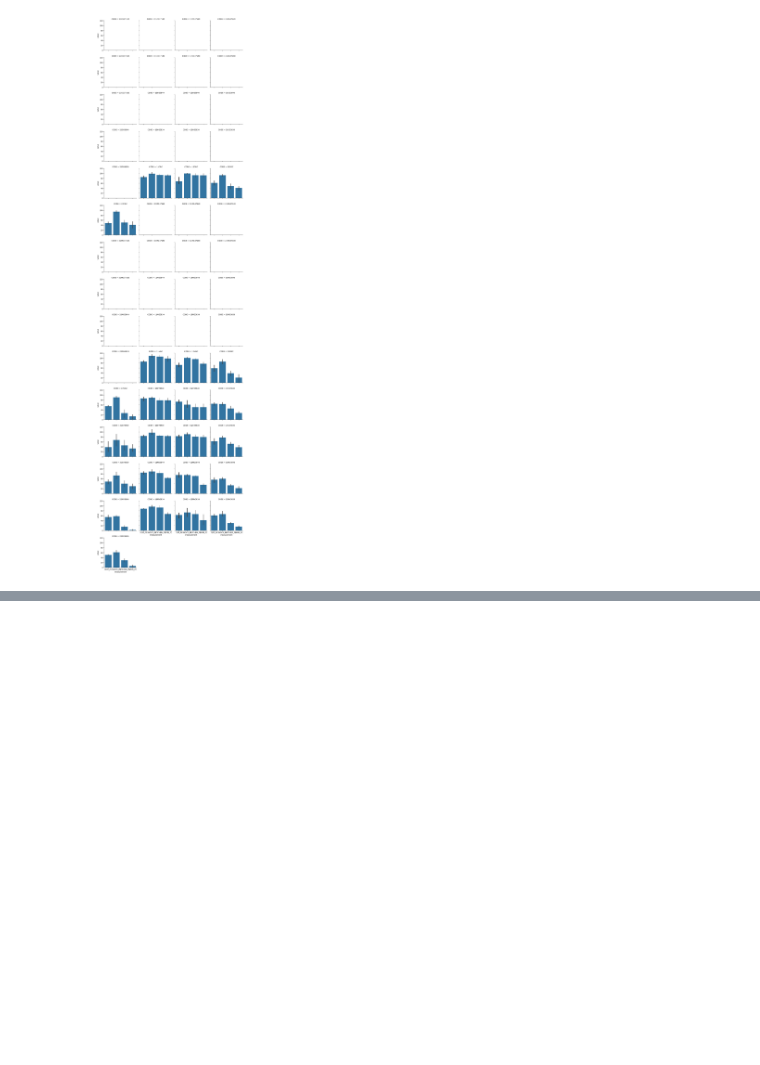
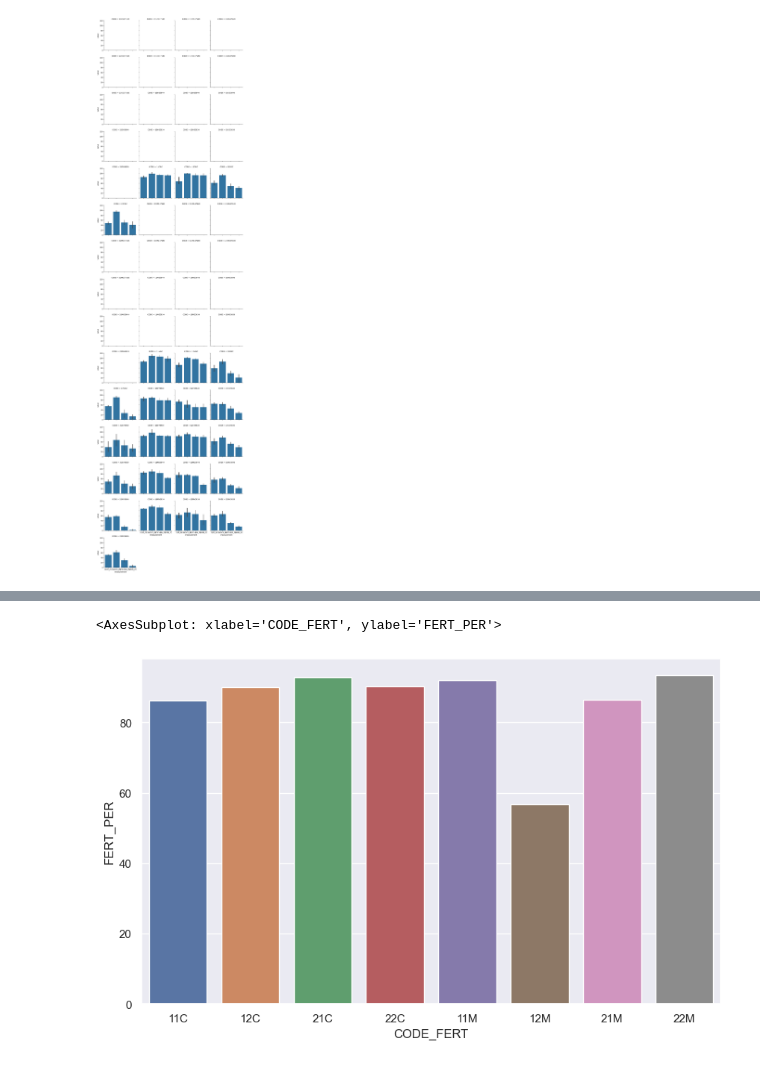
Before and after one commit to mitoclub/fish-strong-purifying-selection, a Jupyter notebook: notebooks/primary_stats.ipynb, the cells around one changed output, grey strips where cells are left out. Cells and saved outputs as stored; diff of their text form; code cells hidden in the pictures; blank space fills up the shorter version.

```diff
--- a/notebooks/primary_stats.ipynb
+++ b/notebooks/primary_stats.ipynb
@@ -129,0 +385,15 @@ g.add_legend()
+# %%
+exp5fac.FEMALE = exp5fac.FEMALE.astype(str)
+exp5fac.MALE = exp5fac.MALE.astype(str)
+# %%
+exp5fac['FAMILY'] = exp5fac.FEMALE + exp5fac.MALE
+# %%
+exp5fac['CODE_FERT'] = exp5fac.FEMALE + exp5fac.MALE + exp5fac.MUT
+# %%
+exp5fac.FERT_PER = exp5fac.FERT_PER.str.replace(',', '.')
+exp5fac.FERT_PER = pd.to_numeric(exp5fac.FERT_PER)
+# %%
+sns.barplot(exp5fac, x='CODE_FERT', y='FERT_PER')
+# %% [output]
+<AxesSubplot: xlabel='CODE_FERT', ylabel='FERT_PER'>
+[figure, added]
```
Also changed, not shown: parts of 36 cells of this notebook.
